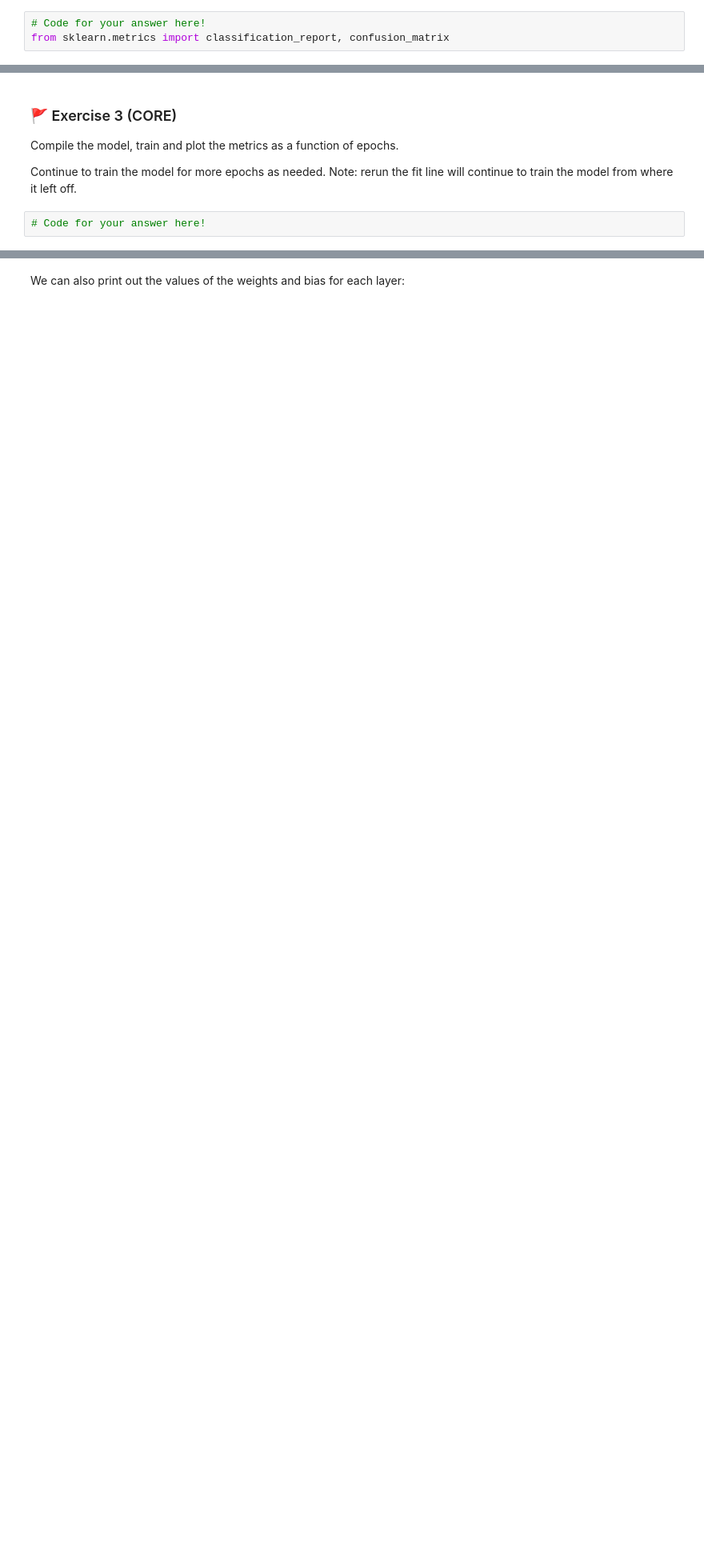
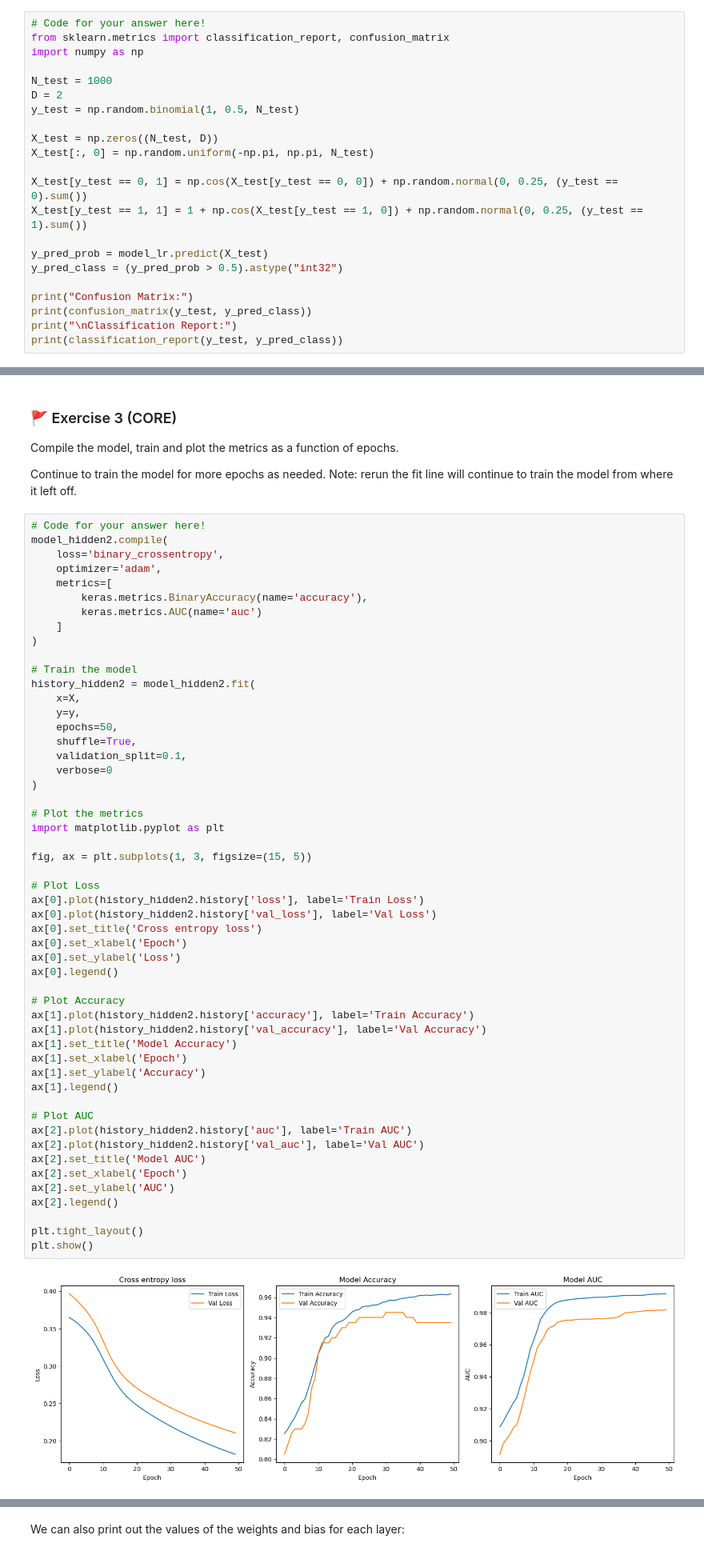
Before and after one commit to zici021129/MLP_2026_week09, a Jupyter notebook: mlp_week09.ipynb, the cells around one changed output, grey strips where cells are left out. Shown at 80% size. Cells and saved outputs as stored; diff of their text form; blank space fills up the shorter version.

```diff
--- a/mlp_week09.ipynb
+++ b/mlp_week09.ipynb
@@ -194,3 +265,22 @@ plt.show()
 # %%
 # Code for your answer here!
 from sklearn.metrics import classification_report, confusion_matrix
+import numpy as np
+
+N_test = 1000
+D = 2
+y_test = np.random.binomial(1, 0.5, N_test)
+
+X_test = np.zeros((N_test, D))
+X_test[:, 0] = np.random.uniform(-np.pi, np.pi, N_test)
+
+X_test[y_test == 0, 1] = np.cos(X_test[y_test == 0, 0]) + np.random.normal(0, 0.25, (y_test == 0).sum())
+X_test[y_test == 1, 1] = 1 + np.cos(X_test[y_test == 1, 0]) + np.random.normal(0, 0.25, (y_test == 1).sum())
+
+y_pred_prob = model_lr.predict(X_test)
+y_pred_class = (y_pred_prob > 0.5).astype("int32")
+
+print("Confusion Matrix:")
+print(confusion_matrix(y_test, y_pred_class))
+print("\nClassification Report:")
+print(classification_report(y_test, y_pred_class))
@@ -214,6 +335,58 @@ Compile the model, train and plot the metrics as a function of epochs.
 Continue to train the model for more epochs as needed. Note: rerun the fit line will continue to train the model from where it left off.
 # %%
 # Code for your answer here!
+model_hidden2.compile(
+    loss='binary_crossentropy',
+    optimizer='adam',
+    metrics=[
+        keras.metrics.BinaryAccuracy(name='accuracy'),
+        keras.metrics.AUC(name='auc')
+    ]
+)
+
+# Train the model
+history_hidden2 = model_hidden2.fit(
+    x=X,
+    y=y,
+    epochs=50,
+    shuffle=True,
+    validation_split=0.1,
+    verbose=0
+)
+
+# Plot the metrics
+import matplotlib.pyplot as plt
+
+fig, ax = plt.subplots(1, 3, figsize=(15, 5))
+
+# Plot Loss
+ax[0].plot(history_hidden2.history['loss'], label='Train Loss')
+ax[0].plot(history_hidden2.history['val_loss'], label='Val Loss')
+ax[0].set_title('Cross entropy loss')
+ax[0].set_xlabel('Epoch')
+ax[0].set_ylabel('Loss')
+ax[0].legend()
+
+# Plot Accuracy
+ax[1].plot(history_hidden2.history['accuracy'], label='Train Accuracy')
+ax[1].plot(history_hidden2.history['val_accuracy'], label='Val Accuracy')
+ax[1].set_title('Model Accuracy')
+ax[1].set_xlabel('Epoch')
+ax[1].set_ylabel('Accuracy')
+ax[1].legend()
+
+# Plot AUC
+ax[2].plot(history_hidden2.history['auc'], label='Train AUC')
+ax[2].plot(history_hidden2.history['val_auc'], label='Val AUC')
+ax[2].set_title('Model AUC')
+ax[2].set_xlabel('Epoch')
+ax[2].set_ylabel('AUC')
+ax[2].legend()
+
+plt.tight_layout()
+plt.show()
+# %% [output]
+[figure, added]
 # %% [markdown]
 ### 🚩 Exercise 4 (CORE)
 
```
Also changed, not shown: parts of 19 cells of this notebook.
